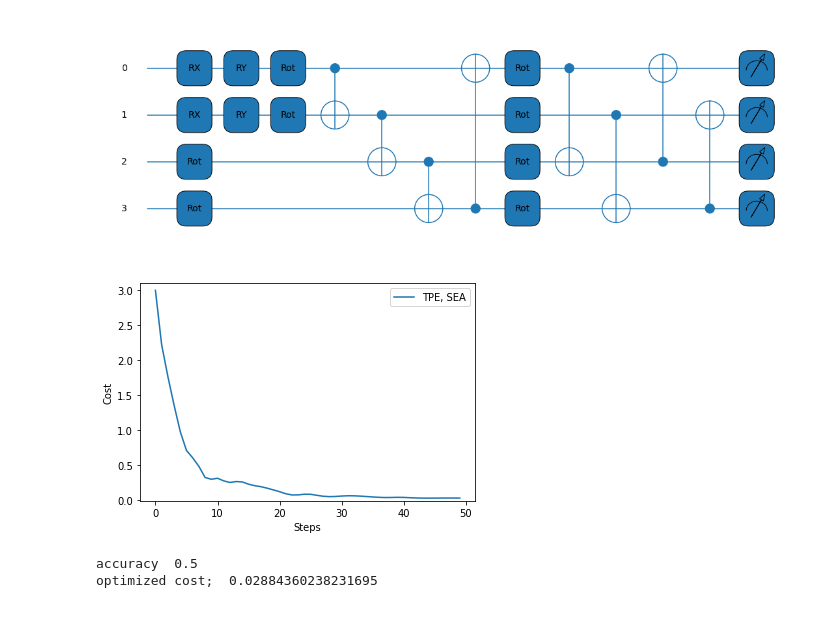
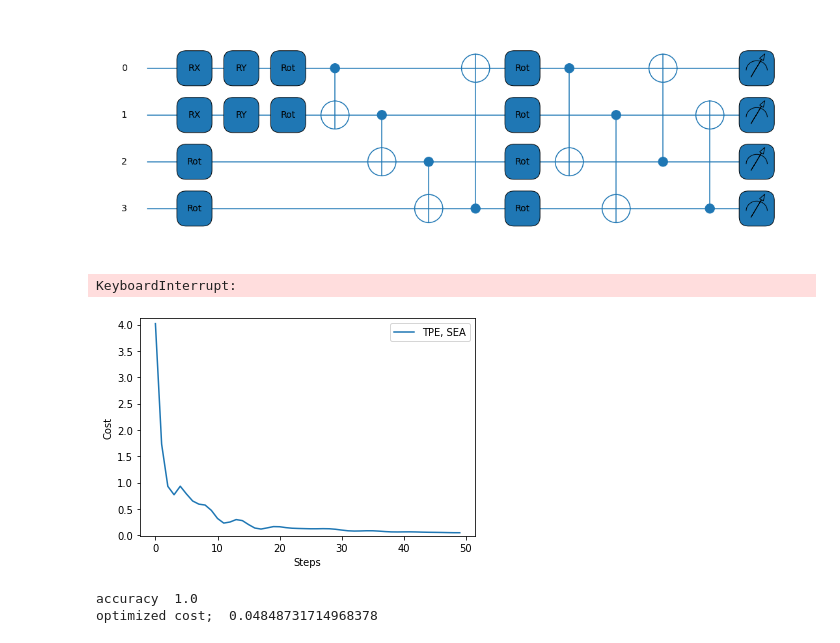
Before and after one commit to kkensuke/quantum-machine-learning, a Jupyter notebook: quantum-classification/quantum_classification_iris.ipynb, the cells around one changed output. Cells and saved outputs as stored; diff of their text form; code cells hidden in the pictures.

```diff
--- a/quantum-classification/quantum_classification_iris.ipynb
+++ b/quantum-classification/quantum_classification_iris.ipynb
@@ -130,0 +85,19 @@ tensor([[-0.90902732,  0.81813829],
+# %%
+N = 50
+X = np.random.uniform(-1, 1, (N,2))
+Y = np.zeros(N)
+
+for i,x in enumerate(X):
+    if x[0] > 0:
+        if x[1] > 0:
+            Y[i] = 0
+        else:
+            Y[i] = 3
+    else:
+        if x[1] > 0:
+            Y[i] = 1
+        else:
+            Y[i] = 2
+
+print(X)
+print(Y)
@@ -131,28 +122,10 @@ tensor([[-0.90902732,  0.81813829],
 # %%
-X = np.random.uniform(-1, 1, 20)
-Y = np.random.uniform(-1, 1, 20)
-
-positions = np.array(list(zip(X, Y)))
-Z = np.zeros(20)
-
-for i,pos in enumerate(positions):
-    if pos[0] > 0:
-        if pos[1] > 0:
-            Z[i] = 0
-        else:
-            Z[i] = 1
-    else:
-        if pos[1] > 0:
-            Z[i] = 2
-        else:
-            Z[i] = 3
-
-x_train, x_test, y_train, y_test = train_test_split(positions, Z, test_size=0.3)
+x_train, x_test, y_train, y_test = train_test_split(X, Y, test_size=0.3)
 
 # settings
 nqubits = 4; nlayers = 2; embedding_type = 'TPE'; ansatz_type = 'SEA'; cost_type = 'LOG'
 label = f'{embedding_type}, {ansatz_type}'
 
 # optimize
-iris = quantum_classifier(x_train, y_train, nqubits, nlayers, embedding_type, ansatz_type, cost_type, shots=None, stepsize=0.3, steps=50)
+test = quantum_classifier(x_train, y_train, nqubits, nlayers, embedding_type, ansatz_type, cost_type, shots=None, stepsize=0.3, steps=50)
 # %%
@@ -160,14 +133,16 @@ iris.draw_circuit()
 # %% [output]
 [figure]
 # %%
-iris.optimize()
+test.optimize()
+# %% [output]
+KeyboardInterrupt:
 # %%
-iris.plot_cost()
+test.plot_cost()
 # %% [output]
-[figure, old version]
+[figure, new version]
 # %%
-print('accuracy ', iris.accuracy(x_test, y_test))
-print('optimized cost; ', iris.cost_list[-1])
+print('accuracy ', test.accuracy(x_test, y_test))
+print('optimized cost; ', test.cost_list[-1])
 # %% [output]
-accuracy  0.5
-optimized cost;  0.02884360238231695
+accuracy  1.0
+optimized cost;  0.04848731714968378
```
Also changed, not shown: parts of 6 cells of this notebook, 2 other files.
